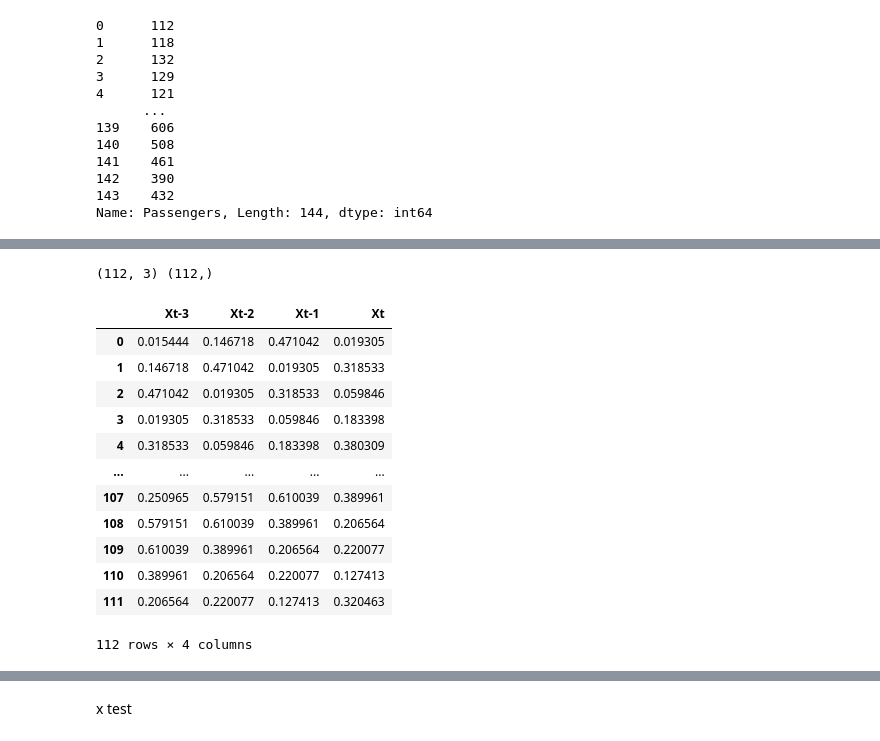
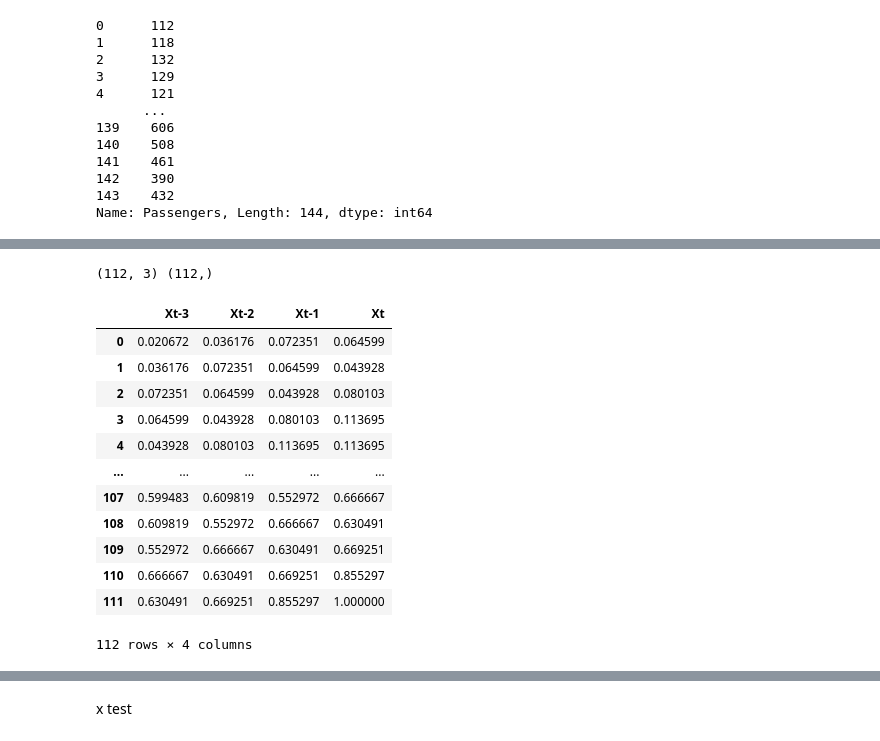
Before and after one commit to ABDHanifAzhari/kolaborasipro, a Jupyter notebook: peramalan.ipynb, the cells around one changed output, grey strips where cells are left out. Cells and saved outputs as stored; diff of their text form; code cells hidden in the pictures.

```diff
--- a/peramalan.ipynb
+++ b/peramalan.ipynb
@@ -43,7 +39,12 @@ X_train, X_test = train_test_split(passengers, test_size=0.2)
+# %%
+n = len(passengers)
+sizeTrain = (round(n*0.8))
+data_train = pd.DataFrame(passengers[:sizeTrain])
+data_test = pd.DataFrame(passengers[sizeTrain:])
 # %%
 scaler = MinMaxScaler()
-scaled = scaler.fit_transform(np.reshape(X_train,(-1,1)))
-scaled_features = pd.DataFrame(scaled)
-scaled_features
+scaled = scaler.fit_transform(data_train)
+scaled_train = pd.DataFrame(scaled)
+scaled_train
 # %% [output]
 |  | 0 |
@@ -76,25 +99,25 @@ def split_sequence(sequence, n_steps):
   return array(X), array(y)
 # %%
 # transform to a supervised learning problem
-X, y = split_sequence(scaled_features[0].values, 3)
+X, y = split_sequence(scaled_train[0], 3)
 print(X.shape, y.shape)
 dfX = pd.DataFrame(X, columns=["Xt-3","Xt-2", "Xt-1"])
 dfy = pd.DataFrame(y, columns=["Xt"])
 
 df = pd.concat((dfX, dfy), axis = 1)
 df
 # %% [output]
 (112, 3) (112,)
 |  | Xt-3 | Xt-2 | Xt-1 | Xt |
-| 0 | 0.015444 | 0.146718 | 0.471042 | 0.019305 |
-| 1 | 0.146718 | 0.471042 | 0.019305 | 0.318533 |
-| 2 | 0.471042 | 0.019305 | 0.318533 | 0.059846 |
-| 3 | 0.019305 | 0.318533 | 0.059846 | 0.183398 |
-| 4 | 0.318533 | 0.059846 | 0.183398 | 0.380309 |
+| 0 | 0.020672 | 0.036176 | 0.072351 | 0.064599 |
+| 1 | 0.036176 | 0.072351 | 0.064599 | 0.043928 |
+| 2 | 0.072351 | 0.064599 | 0.043928 | 0.080103 |
+| 3 | 0.064599 | 0.043928 | 0.080103 | 0.113695 |
+| 4 | 0.043928 | 0.080103 | 0.113695 | 0.113695 |
 | ... | ... | ... | ... | ... |
-| 107 | 0.250965 | 0.579151 | 0.610039 | 0.389961 |
-| 108 | 0.579151 | 0.610039 | 0.389961 | 0.206564 |
-| 109 | 0.610039 | 0.389961 | 0.206564 | 0.220077 |
-| 110 | 0.389961 | 0.206564 | 0.220077 | 0.127413 |
-| 111 | 0.206564 | 0.220077 | 0.127413 | 0.320463 |
+| 107 | 0.599483 | 0.609819 | 0.552972 | 0.666667 |
+| 108 | 0.609819 | 0.552972 | 0.666667 | 0.630491 |
+| 109 | 0.552972 | 0.666667 | 0.630491 | 0.669251 |
+| 110 | 0.666667 | 0.630491 | 0.669251 | 0.855297 |
+| 111 | 0.630491 | 0.669251 | 0.855297 | 1.000000 |
 112 rows × 4 columns
```
Also changed, not shown: parts of 14 cells of this notebook.
